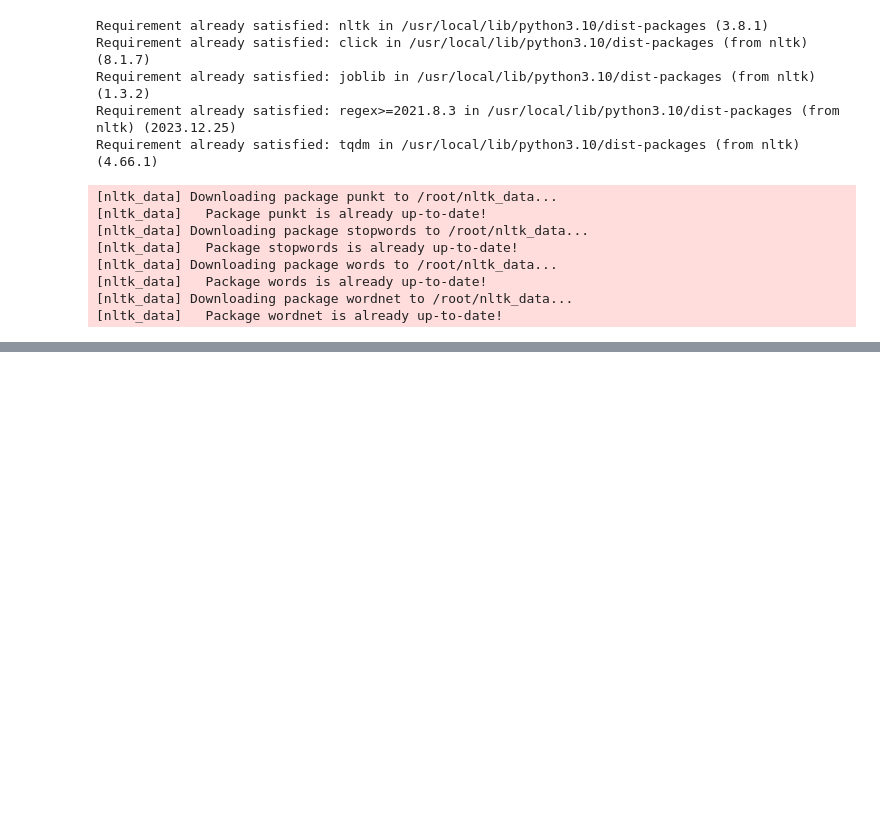
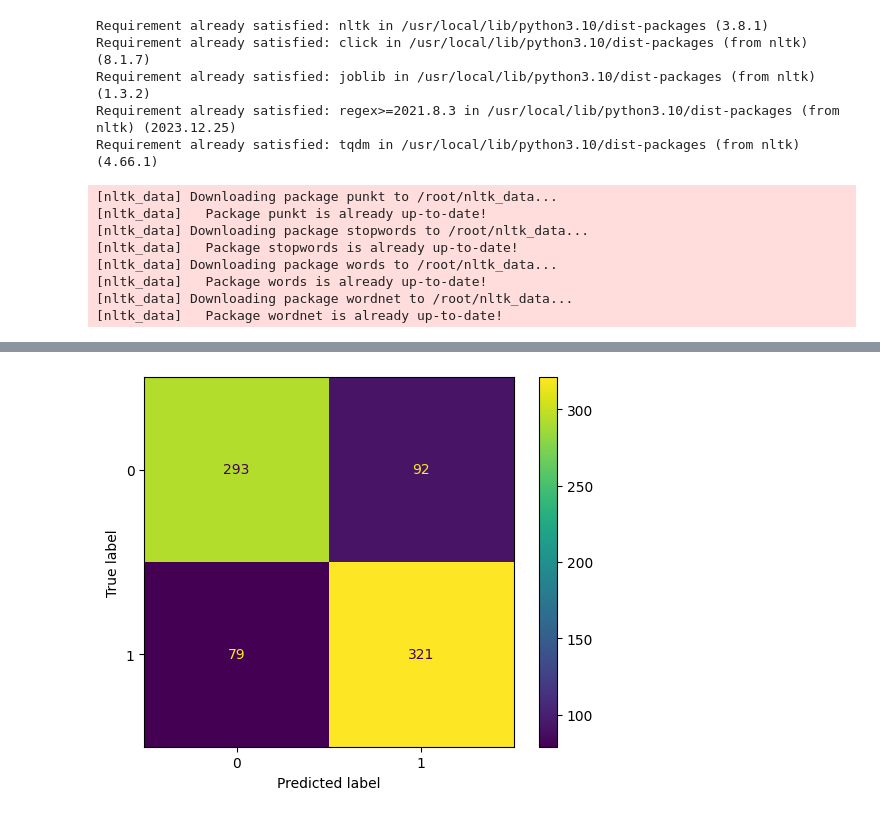
Before and after one commit to ElenaRodionova/-, a Jupyter notebook: tonality_analysis.ipynb, the cells around one changed output, grey strips where cells are left out. Drawn from its saved outputs; the diff is of its cells as text; code cells hidden in the pictures; blank space fills up the shorter version.

```diff
--- a/tonality_analysis.ipynb
+++ b/tonality_analysis.ipynb
@@ -177,0 +245,5 @@ plt.show()
+# %%
+ConfusionMatrixDisplay(confusion_matrix = confusion_matrix(Y_test, X_test_prediction_lr)).plot()
+plt.show()
+# %% [output]
+[figure, added]
```
Also changed, not shown: parts of 31 cells of this notebook.
